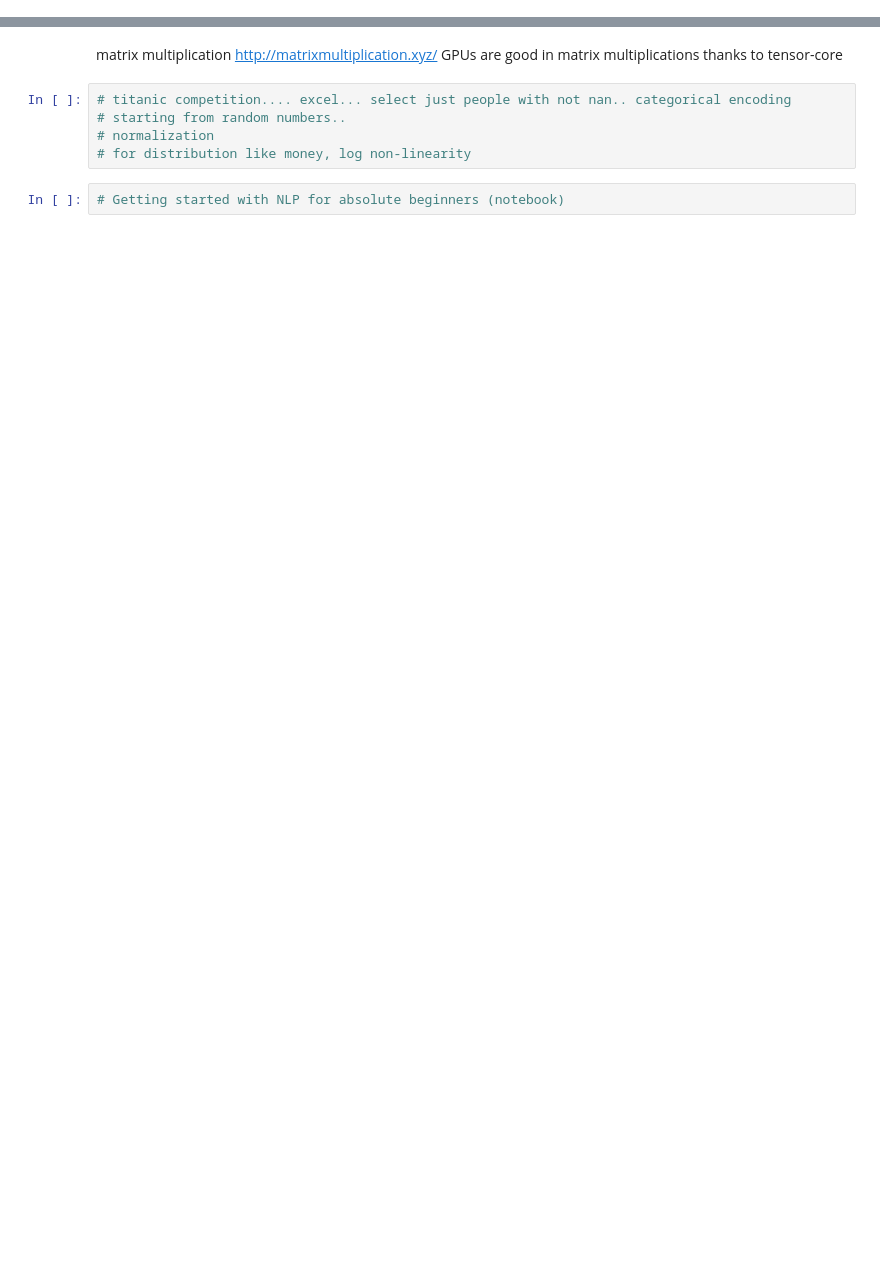
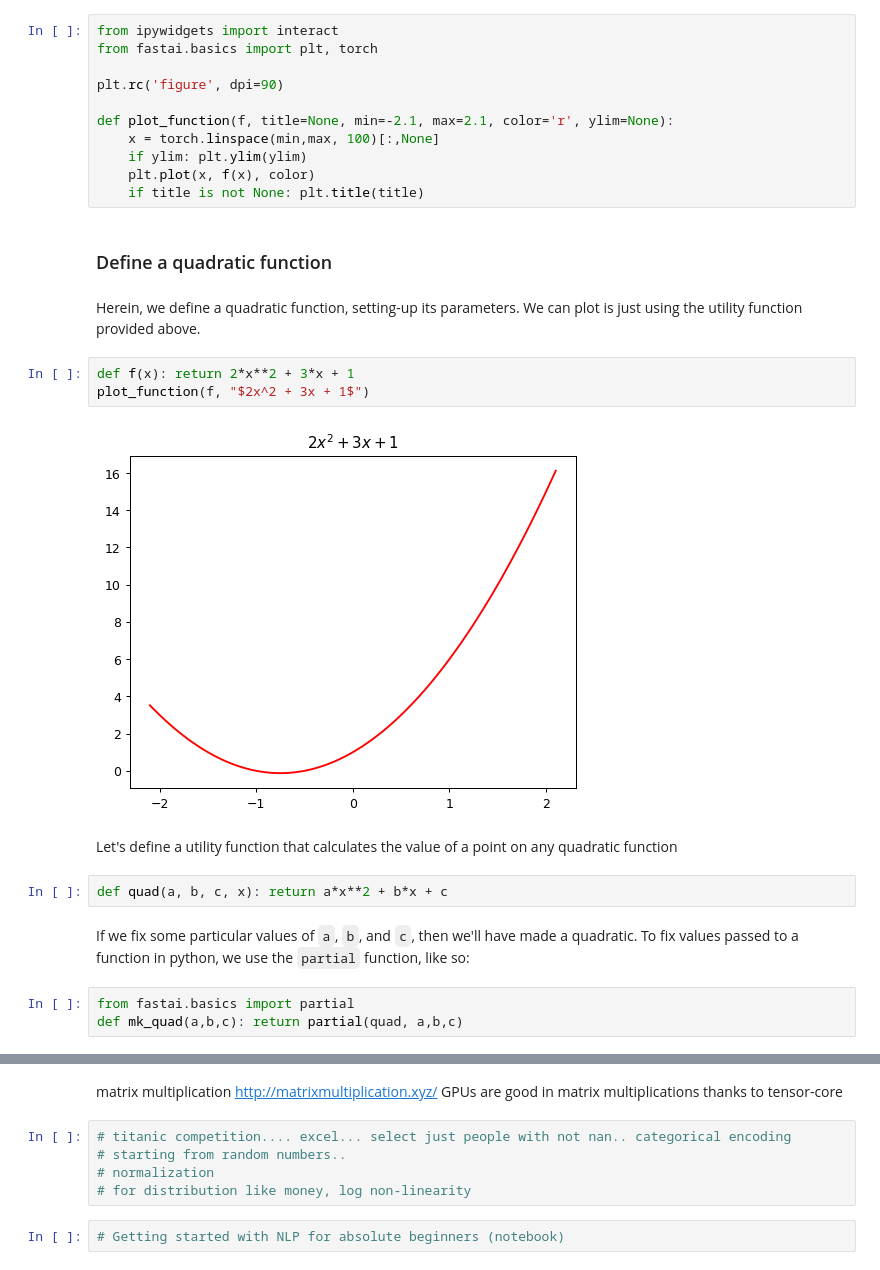
Before and after one commit to conti748/fastbook, a Jupyter notebook: 03_neural_net_foundations/lesson.ipynb, the cells around one changed output, grey strips where cells are left out. Drawn from its saved outputs; the diff is of its cells as text; blank space fills up the shorter version.

```diff
--- a/03_neural_net_foundations/lesson.ipynb
+++ b/03_neural_net_foundations/lesson.ipynb
@@ -29,0 +81,29 @@ now, with this data, we want to rencostruct our original shape
+# %%
+from ipywidgets import interact
+from fastai.basics import plt, torch
+
+plt.rc('figure', dpi=90)
+
+def plot_function(f, title=None, min=-2.1, max=2.1, color='r', ylim=None):
+    x = torch.linspace(min,max, 100)[:,None]
+    if ylim: plt.ylim(ylim)
+    plt.plot(x, f(x), color)
+    if title is not None: plt.title(title)
+# %% [markdown]
+### Define a quadratic function
+# %% [markdown]
+Herein, we define a quadratic function, setting-up its parameters. We can plot is just using the utility function provided above.
+# %%
+def f(x): return 2*x**2 + 3*x + 1
+plot_function(f, "$2x^2 + 3x + 1$")
+# %% [output]
+[figure, added]
+# %% [markdown]
+Let's define a utility function that calculates the value of a point on any quadratic function
+# %%
+def quad(a, b, c, x): return a*x**2 + b*x + c
+# %% [markdown]
+If we fix some particular values of `a`, `b`, and `c`, then we'll have made a quadratic. To fix values passed to a function in python, we use the  `partial` function, like so:
+# %%
+from fastai.basics import partial
+def mk_quad(a,b,c): return partial(quad, a,b,c)
```
Also changed, not shown: parts of 67 cells of this notebook, 1 other file.
